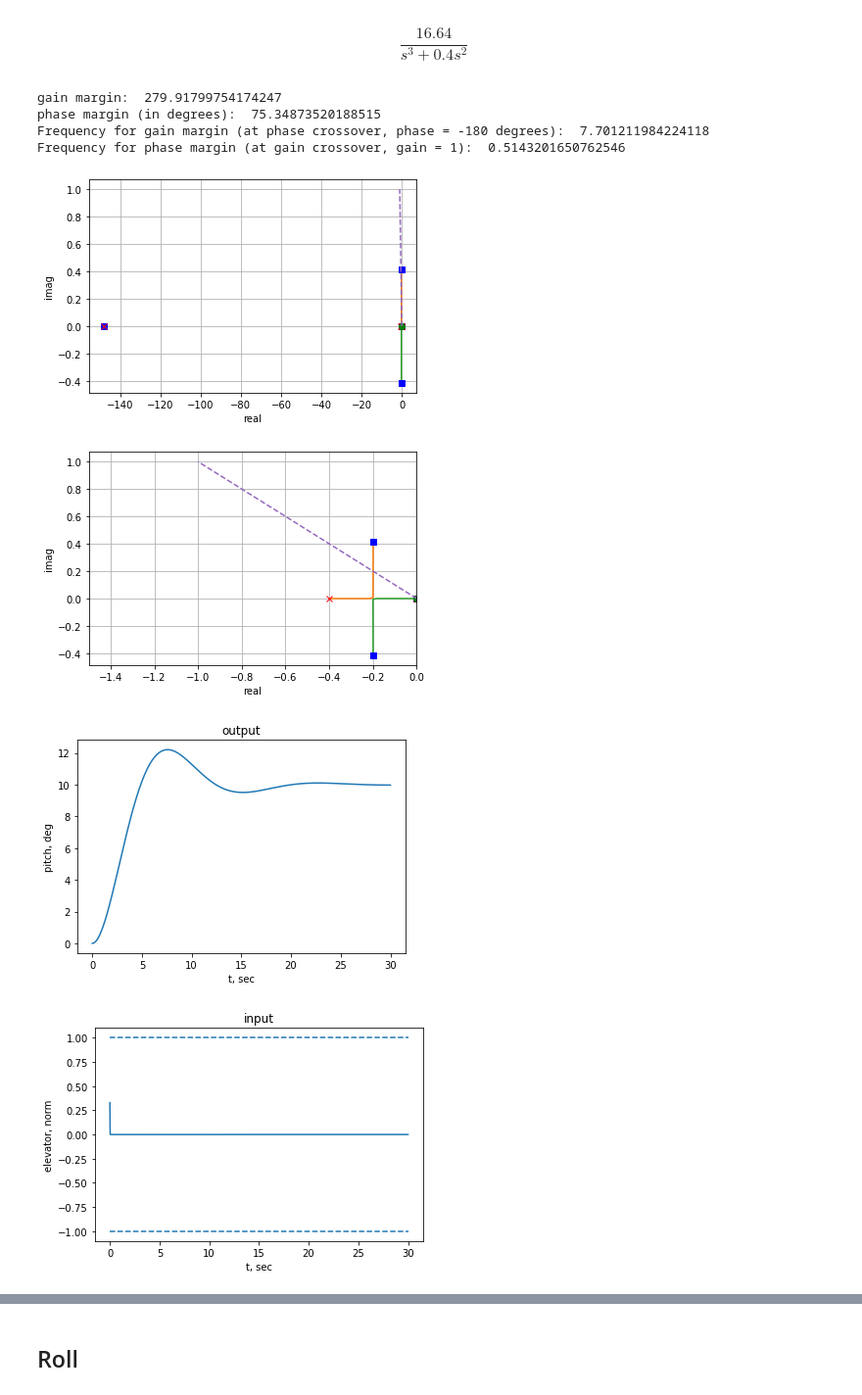
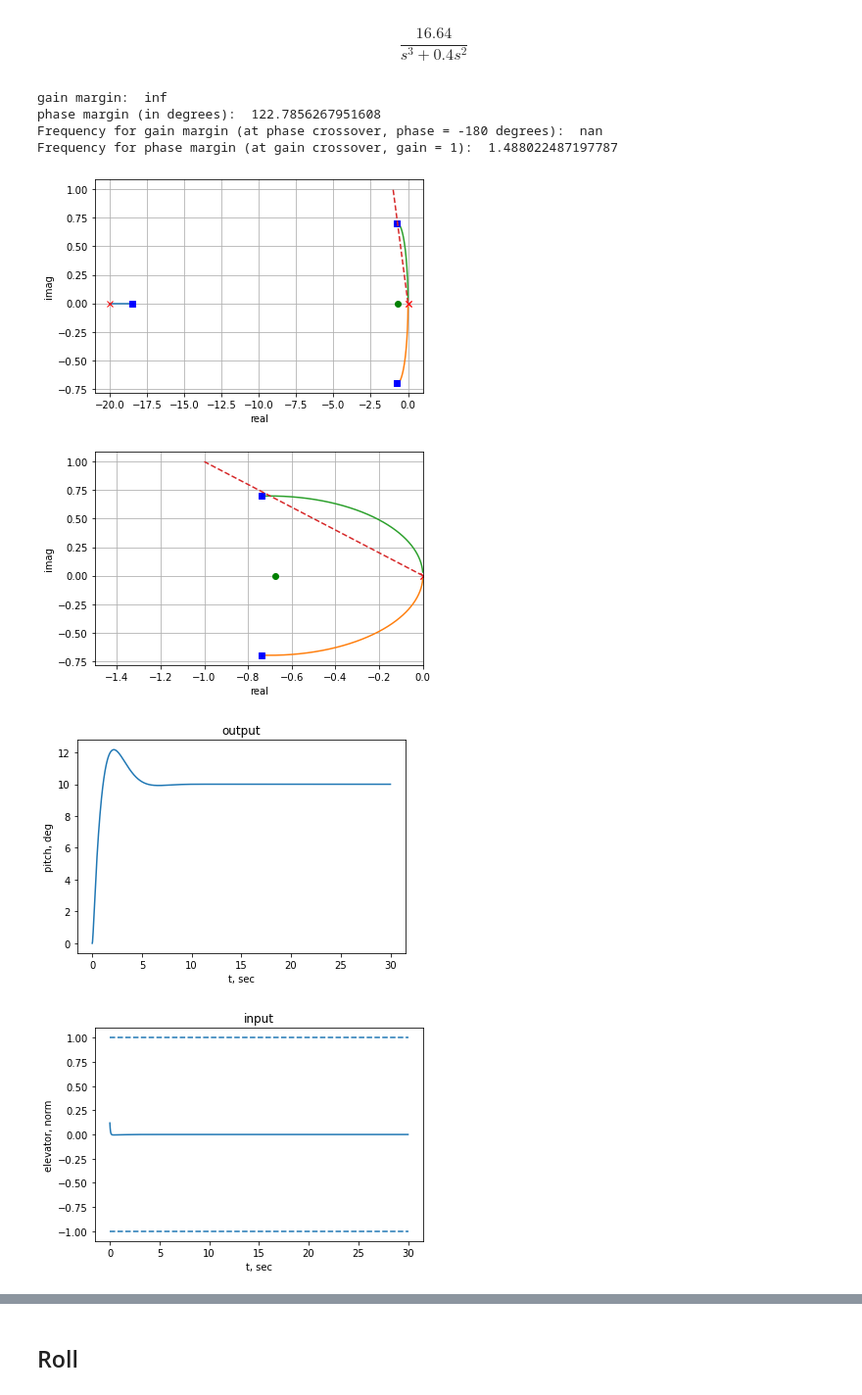
Before and after one commit to smallpondtom/aae451-notebook, a Jupyter notebook: 6-Simulation/Trim.ipynb, the cells around one changed output, grey strips where cells are left out. Shown: that part at 98% size. Cells and saved outputs as stored; diff of their text form; code cells hidden in the pictures.

```diff
--- a/6-Simulation/Trim.ipynb
+++ b/6-Simulation/Trim.ipynb
@@ -672,11 +678,11 @@ sys = control.ss(*linearize(
     outputs=['ic/q-rad_sec'],
     ic=op_hover,
     dx=1e-3,
-    n_round=3
+    n_round=10
 ))
 s = control.tf([1, 0], [1])
 rad2deg = 180/np.pi
-G_elev_to_pitch = rad2deg*clean_tf(control.minreal(control.ss2tf(sys), 1e-3))/s  # in degrees
+G_elev_to_pitch = rad2deg*clean_tf(control.minreal(control.ss2tf(sys), 1e-10))/s  # in degrees
 G_elev_to_pitch
 # %% [output]
 0 states have been removed from the model
@@ -684,16 +690,16 @@ $$\frac{41.6}{s^2}$$
 # %%
-# Add the actuator
-tau = 0.4
-G_act = tau / (s + tau)
-G_elev_to_pitch *= G_act
-G_elev_to_pitch
+# # Add the actuator
+# tau = 0.4
+# G_act = tau / (s + tau)
+# G_elev_to_pitch *= G_act
+# G_elev_to_pitch
 # %% [output]
 $$\frac{16.64}{s^3 + 0.4 s^2}$$
 # %%
 # PD gains to lead-lag gains
-Kp = 1.27231590533845e-09
-Kd = 0.0127229959138648
-N = 148.271702233295
+Kp = 0.023
+Kd = 0.033
+N = 20
 
 c1 = N*Kd + Kp
 c2 = N*Kp
@@ -717,38 +723,38 @@ Gc_elev_to_pitch = G_elev_to_pitch*H_elev_to_pitch/(1 + G_elev_to_pitch*H_elev_t
 plt.figure()
 step_size = 10
 t, y = control.step_response(step_size*Gc_elev_to_pitch, T=np.linspace(0, 30, 1000))
 plt.plot(t, y)
 plt.ylabel('pitch, deg')
 plt.xlabel('t, sec')
 plt.title('output')
 
 plt.figure()
 # actual error was computed in radians, so, converting back here
 e = np.deg2rad(step_size-y)
 t, u, _= control.forced_response(H_elev_to_pitch, T=t, U=e)
 plt.plot(t, u)
 plt.hlines([-1, 1], t[0], t[-1], linestyles='dashed')
 plt.title('input')
 plt.ylabel('elevator, norm')
 plt.xlabel('t, sec')
 
 plt.figure(figsize=(15, 7))
 control.gangof4(G_elev_to_pitch, H_elev_to_pitch, Hz=True, dB=True)
 
 plt.figure()
 control.nyquist(Gc_elev_to_pitch, omega=np.logspace(-3, 3, 1000))
 
 gm, pm, wg, wp = control.margin(Gc_elev_to_pitch)
 print('gain margin: ', gm)
 print('phase margin (in degrees): ', pm)
 print('Frequency for gain margin (at phase crossover, phase = -180 degrees): ', wg)
 print('Frequency for phase margin (at gain crossover, gain = 1): ', wp)
 # %% [output]
-gain margin:  279.91799754174247
-phase margin (in degrees):  75.34873520188515
-Frequency for gain margin (at phase crossover, phase = -180 degrees):  7.701211984224118
-Frequency for phase margin (at gain crossover, gain = 1):  0.5143201650762546
+gain margin:  inf
+phase margin (in degrees):  122.7856267951608
+Frequency for gain margin (at phase crossover, phase = -180 degrees):  nan
+Frequency for phase margin (at gain crossover, gain = 1):  1.488022487197787
-[figure, old version]
+[figure, new version]
-[figure, old version]
+[figure, new version]
-[figure, old version]
+[figure, new version]
-[figure, old version]
+[figure, new version]
```
Also changed, not shown: parts of 10 cells of this notebook, 2 other files.
